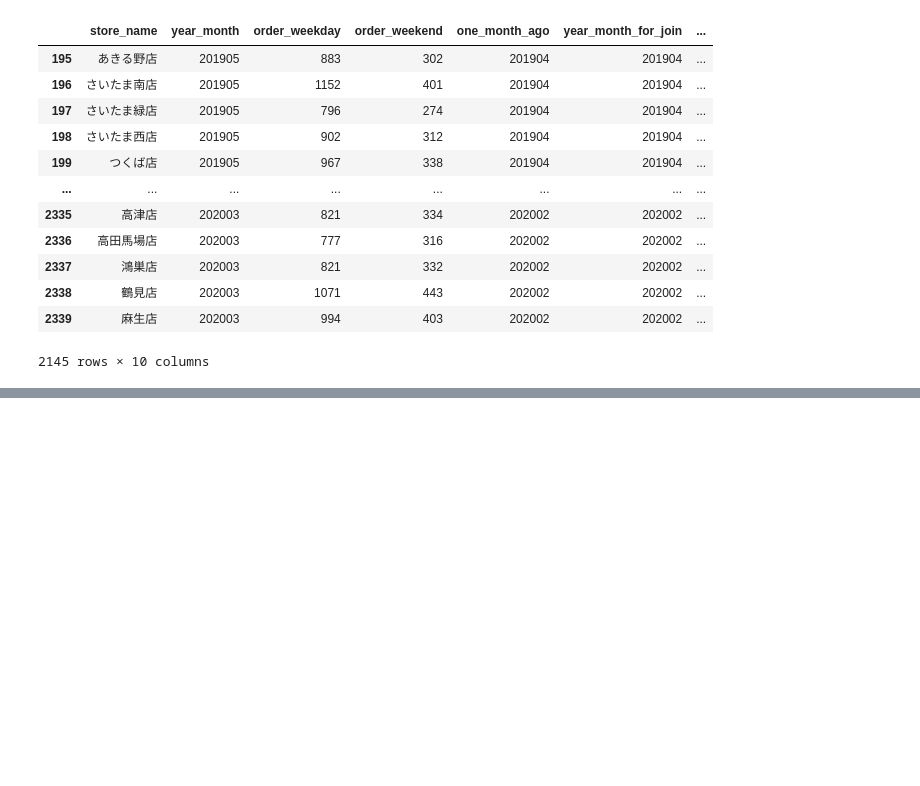
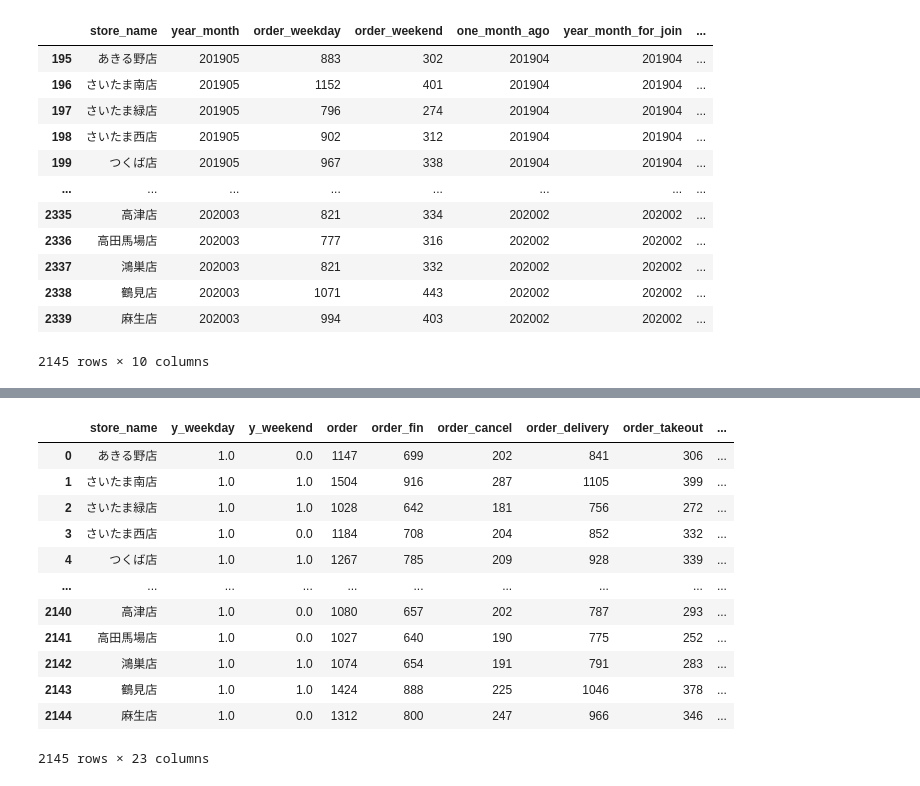
Before and after one commit to ginmaruGH/python-practical-machine-learning-system-100knocks, a Jupyter notebook: ch06/ch06.ipynb, the cells around one changed output, grey strips where cells are left out. Cells and saved outputs as stored; diff of their text form; code cells hidden in the pictures; blank space fills up the shorter version.

```diff
--- a/ch06/ch06.ipynb
+++ b/ch06/ch06.ipynb
@@ -664,0 +703,21 @@ display(y)
+# %%
+# 項目の削除
+
+del ml_data["target_year_month"]
+del ml_data["one_month_ago"]
+
+display(ml_data)
+# %% [output]
+|  | store_name | y_weekday | y_weekend | order | order_fin | order_cancel | order_delivery | order_takeout | ... |
+| 0 | あきる野店 | 1.0 | 0.0 | 1147 | 699 | 202 | 841 | 306 | ... |
+| 1 | さいたま南店 | 1.0 | 1.0 | 1504 | 916 | 287 | 1105 | 399 | ... |
+| 2 | さいたま緑店 | 1.0 | 1.0 | 1028 | 642 | 181 | 756 | 272 | ... |
+| 3 | さいたま西店 | 1.0 | 0.0 | 1184 | 708 | 204 | 852 | 332 | ... |
+| 4 | つくば店 | 1.0 | 1.0 | 1267 | 785 | 209 | 928 | 339 | ... |
+| ... | ... | ... | ... | ... | ... | ... | ... | ... | ... |
+| 2140 | 高津店 | 1.0 | 0.0 | 1080 | 657 | 202 | 787 | 293 | ... |
+| 2141 | 高田馬場店 | 1.0 | 0.0 | 1027 | 640 | 190 | 775 | 252 | ... |
+| 2142 | 鴻巣店 | 1.0 | 1.0 | 1074 | 654 | 191 | 791 | 283 | ... |
+| 2143 | 鶴見店 | 1.0 | 1.0 | 1424 | 888 | 225 | 1046 | 378 | ... |
+| 2144 | 麻生店 | 1.0 | 0.0 | 1312 | 800 | 247 | 966 | 346 | ... |
+2145 rows × 23 columns
```
Also changed, not shown: parts of 2 cells of this notebook.
